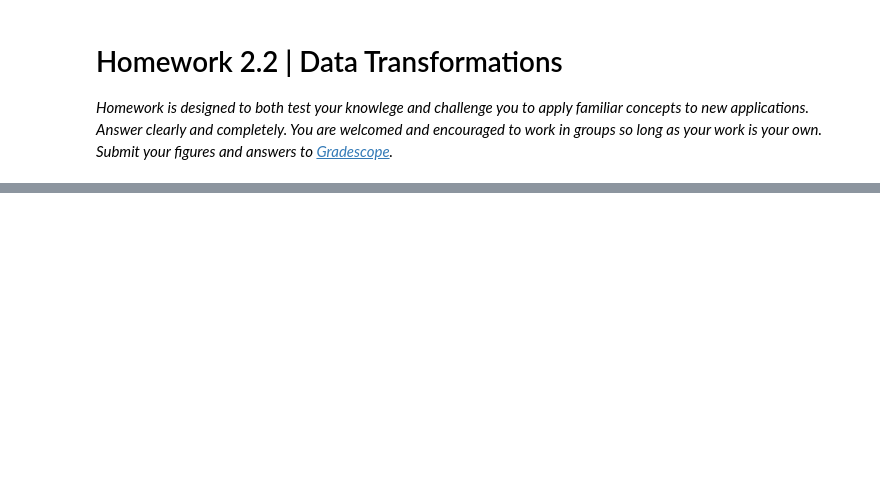
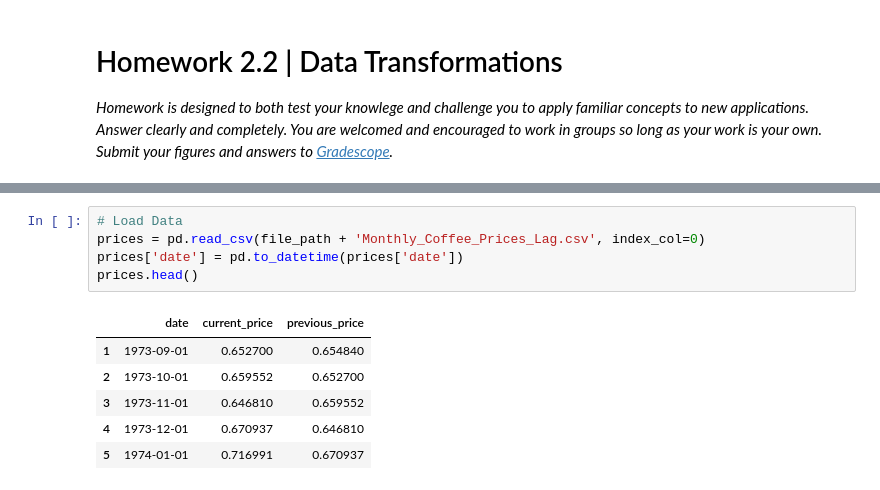
Before and after one commit to tayweid/tayweid.github.io, a Jupyter notebook: econ-0150/parts/part-2-2/Homework_2_2_sols.ipynb, the cells around one changed output, grey strips where cells are left out. Drawn from its saved outputs; the diff is of its cells as text; blank space fills up the shorter version.

```diff
--- a/econ-0150/parts/part-2-2/Homework_2_2_sols.ipynb
+++ b/econ-0150/parts/part-2-2/Homework_2_2_sols.ipynb
@@ -52,0 +51,12 @@ recent_rate[(recent_rate.Continent == 'Oceania') & (recent_rate['Marriage Rate']
+# %%
+# Load Data
+prices = pd.read_csv(file_path + 'Monthly_Coffee_Prices_Lag.csv', index_col=0)
+prices['date'] = pd.to_datetime(prices['date'])
+prices.head()
+# %% [output]
+|  | date | current_price | previous_price |
+| 1 | 1973-09-01 | 0.652700 | 0.654840 |
+| 2 | 1973-10-01 | 0.659552 | 0.652700 |
+| 3 | 1973-11-01 | 0.646810 | 0.659552 |
+| 4 | 1973-12-01 | 0.670937 | 0.646810 |
+| 5 | 1974-01-01 | 0.716991 | 0.670937 |
```
Also changed, not shown: parts of 25 cells of this notebook, 13 other files.
